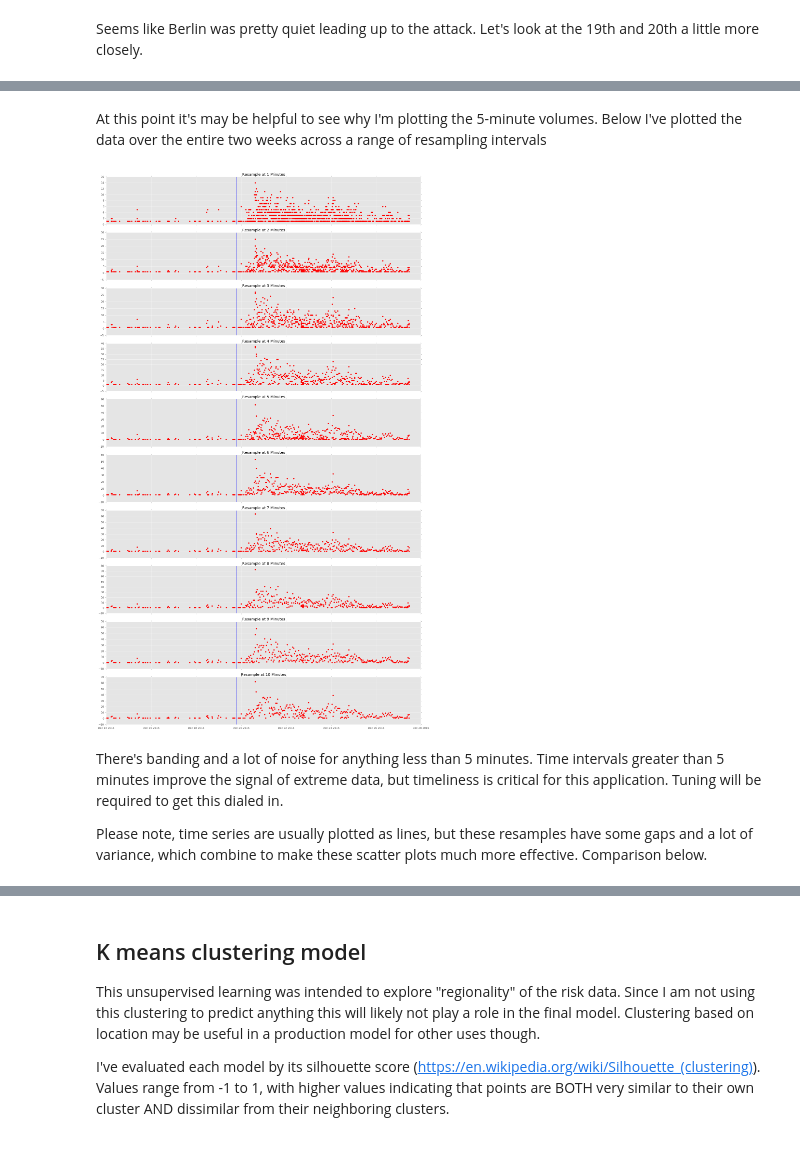
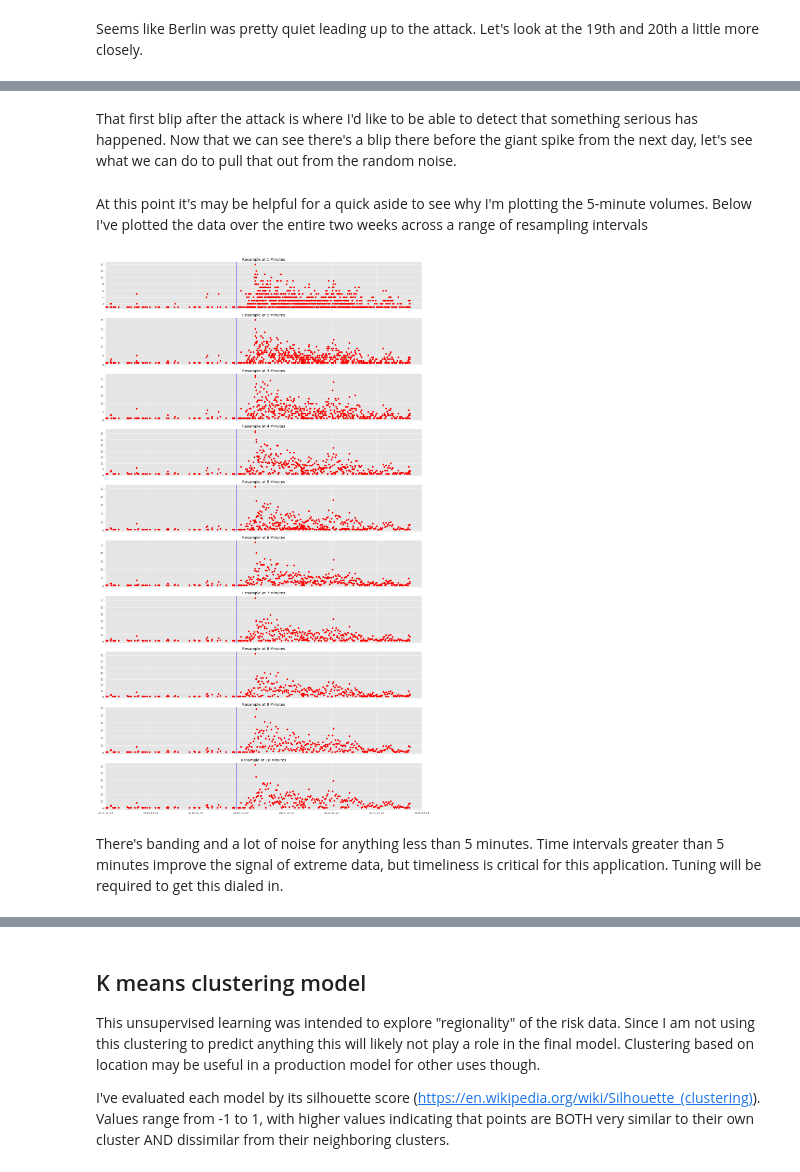
Before and after one commit to brendan-dorsey/stabilitas-thresholds, a Jupyter notebook: initial_eda.ipynb, the cells around one changed output, grey strips where cells are left out. Saved outputs shown, nothing was run; the diff lists cells and outputs as text; code cells hidden in the pictures.

```diff
--- a/initial_eda.ipynb
+++ b/initial_eda.ipynb
@@ -296,18 +304,18 @@ axes[1].axvline(attack_dtg)
+# %% [markdown]
+That first blip after the attack is where I'd like to be able to detect that something serious has happened. Now that we can see there's a blip there before the giant spike from the next day, let's see what we can do to pull that out from the random noise.
 # %% [markdown]
-At this point it's may be helpful to see why I'm plotting the 5-minute volumes. Below I've plotted the data over the entire two weeks across a range of resampling intervals
+At this point it's may be helpful for a quick aside to see why I'm plotting the 5-minute volumes. Below I've plotted the data over the entire two weeks across a range of resampling intervals
 # %%
 fig, axes = plt.subplots(10, figsize=(18,30), sharex=True)
 for i, ax in enumerate(axes.flatten()):
     sampler = ts.resample("{}T".format(i+1)).sum()
     ax.scatter(sampler.index, sampler.values, color="r")
     ax.set_title("Resample at {} Minutes".format(i+1))
-    ax.axvline(attack_dtg)
+    ax.axvline(attack_dtg, color="b")
 
 plt.xlim("2016-12-14", "2016-12-28")
 plt.tight_layout()
 # %% [output]
-[figure, old version]
+[figure, new version]
 # %% [markdown]
 There's banding and a lot of noise for anything less than 5 minutes. Time intervals greater than 5 minutes improve the signal of extreme data, but timeliness is critical for this application. Tuning will be required to get this dialed in.
-
-Please note, time series are usually plotted as lines, but these resamples have some gaps and a lot of variance, which combine to make these scatter plots much more effective. Comparison below.
```
Also changed, not shown: parts of 22 cells of this notebook.
